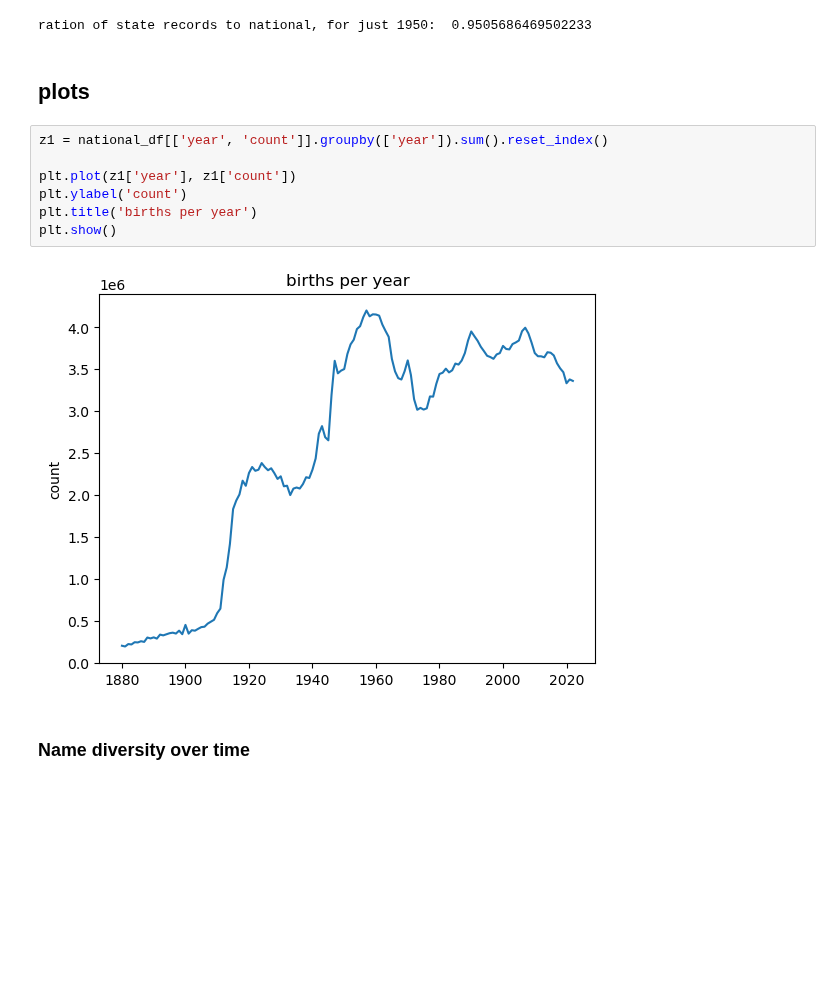
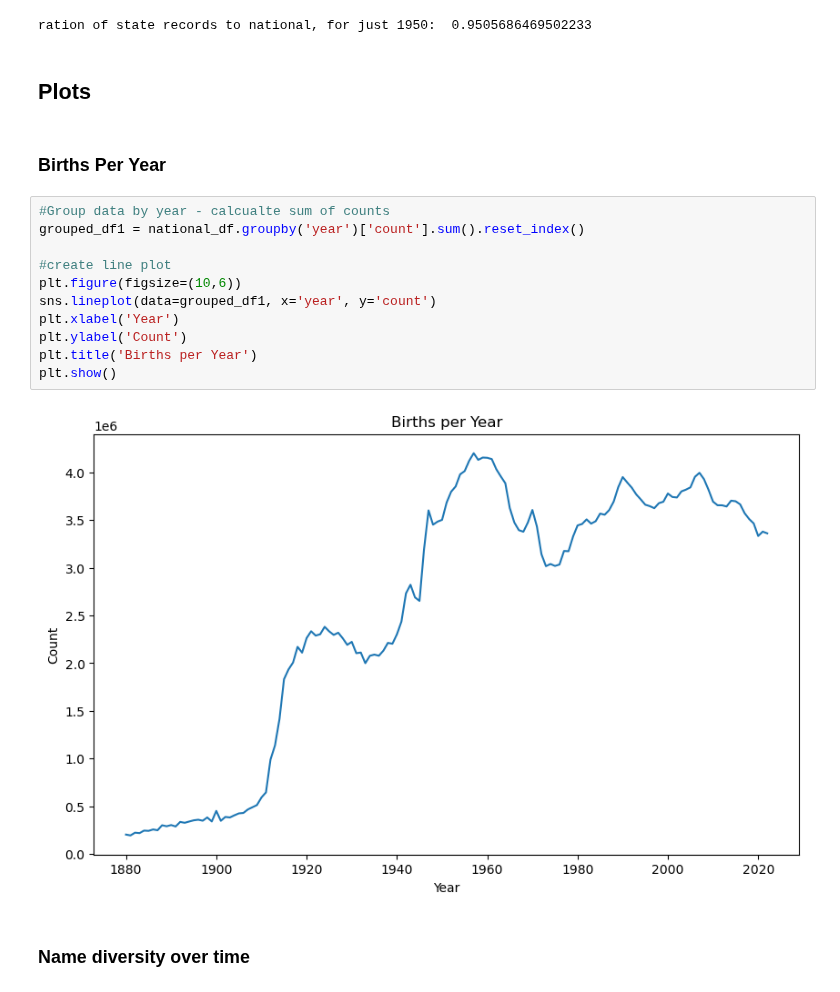
Before and after one commit to paulsch1/capstone, a Jupyter notebook: cap1_look_at_name_datasets.ipynb, the cells around one changed output. Cells and saved outputs as stored; diff of their text form; blank space fills up the shorter version.

```diff
--- a/cap1_look_at_name_datasets.ipynb
+++ b/cap1_look_at_name_datasets.ipynb
@@ -167,15 +206,21 @@ print('ration of state records to national, for just 1950: ',state1950 / nationa
 # %% [output]
 ration of state records to national, for just 1950:  0.9505686469502233
 # %% [markdown]
-## plots
+## Plots
-# %%
-z1 = national_df[['year', 'count']].groupby(['year']).sum().reset_index()
-
-plt.plot(z1['year'], z1['count'])
-plt.ylabel('count')
-plt.title('births per year')
-plt.show()
-# %% [output]
-[figure, removed]
+# %% [markdown]
+### Births Per Year
+# %%
+#Group data by year - calcualte sum of counts
+grouped_df1 = national_df.groupby('year')['count'].sum().reset_index()
+
+#create line plot
+plt.figure(figsize=(10,6))
+sns.lineplot(data=grouped_df1, x='year', y='count')
+plt.xlabel('Year')
+plt.ylabel('Count')
+plt.title('Births per Year')
+plt.show()
+# %% [output]
+[figure, added]
 # %% [markdown]
 ### Name diversity over time
```
Also changed, not shown: parts of 33 cells of this notebook.
